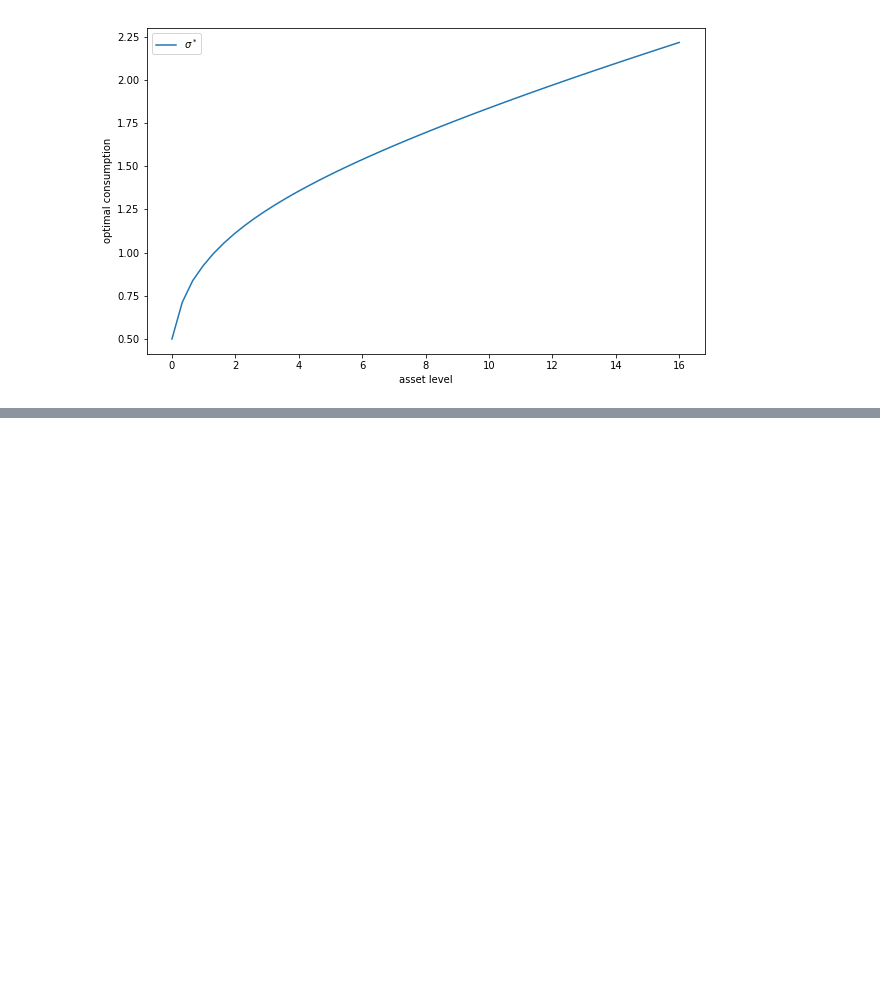
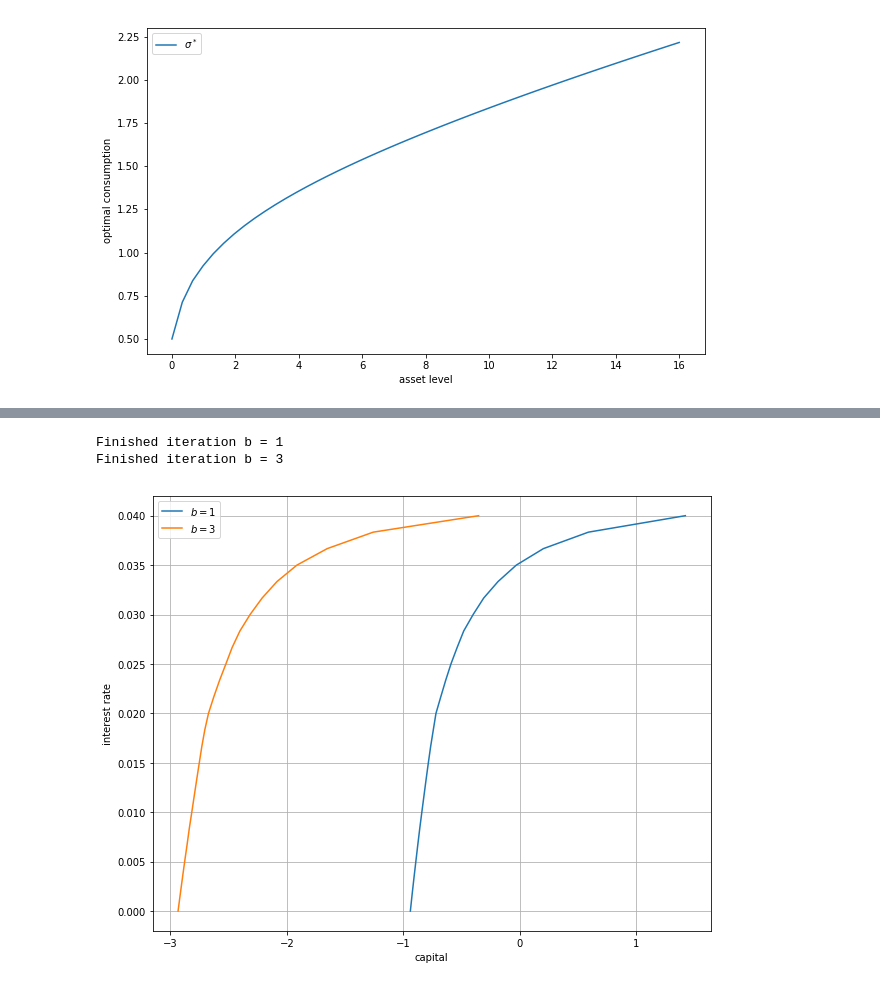
Before and after one commit to PanPip/QuantEcon_Tasks, a Jupyter notebook: Dynamic_programming.ipynb, the cells around one changed output, grey strips where cells are left out. Saved outputs shown, nothing was run; the diff lists cells and outputs as text; code cells hidden in the pictures; blank space fills up the shorter version.

```diff
--- a/Dynamic_programming.ipynb
+++ b/Dynamic_programming.ipynb
@@ -2653,0 +2708,22 @@ Converged in 41 iterations.
+# %%
+M = 25
+r_vals = np.linspace(0, 0.04, M)
+fig, ax = plt.subplots(figsize=(10, 8))
+
+for b in (1, 3):
+    asset_mean = []
+    for r_val in r_vals:
+        cp = ConsumerProblem(r=r_val, b=b)
+        mean = np.mean(compute_asset_series(cp, T=250000))
+        asset_mean.append(mean)
+    ax.plot(asset_mean, r_vals, label=f'$b = {b:d}$')
+    print(f"Finished iteration b = {b:d}")
+
+ax.set(xlabel='capital', ylabel='interest rate')
+ax.grid()
+ax.legend()
+plt.show()
+# %% [output]
+Finished iteration b = 1
+Finished iteration b = 3
+[figure, added]
```
Also changed, not shown: parts of 5 cells of this notebook, 3 other files.
